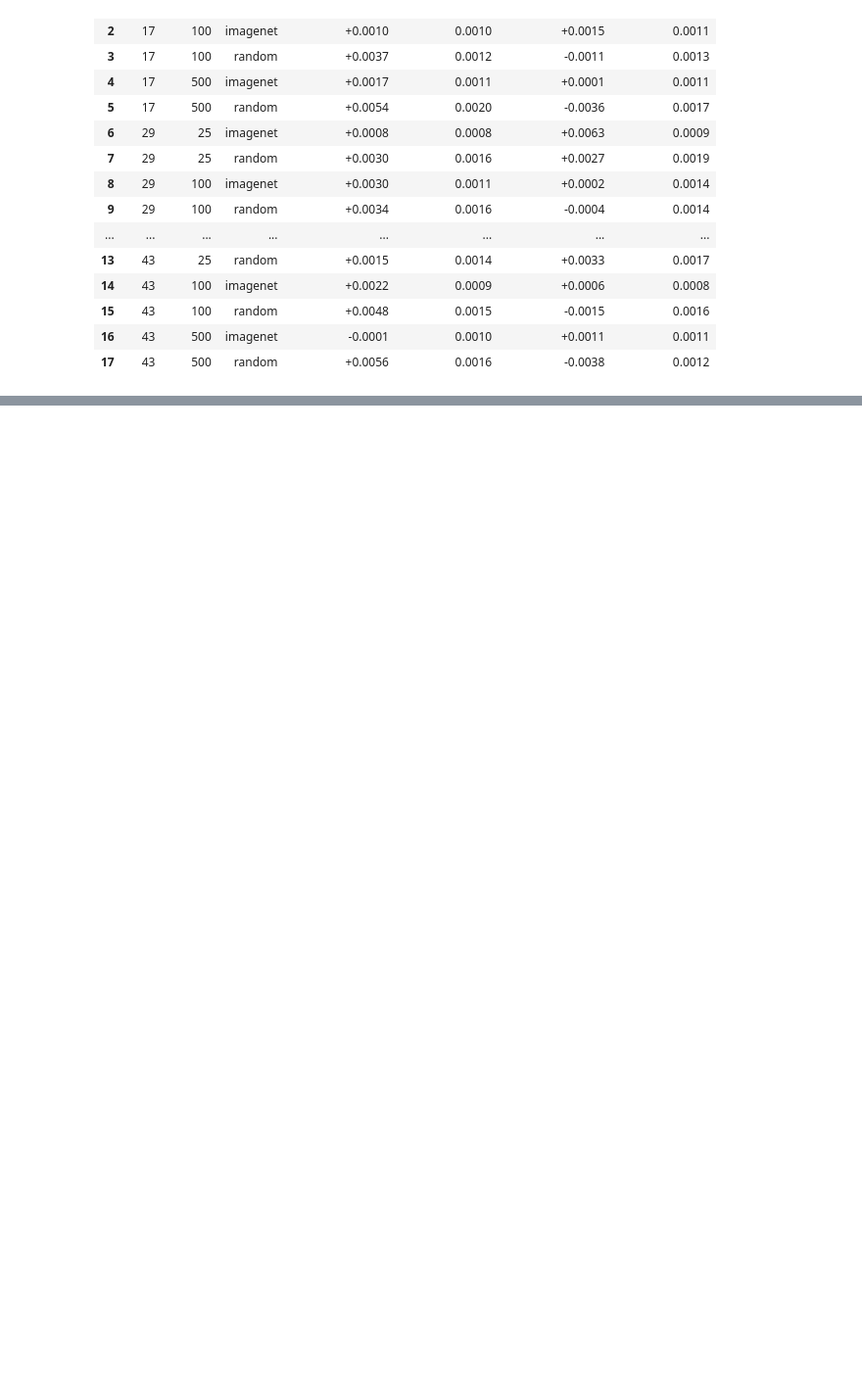
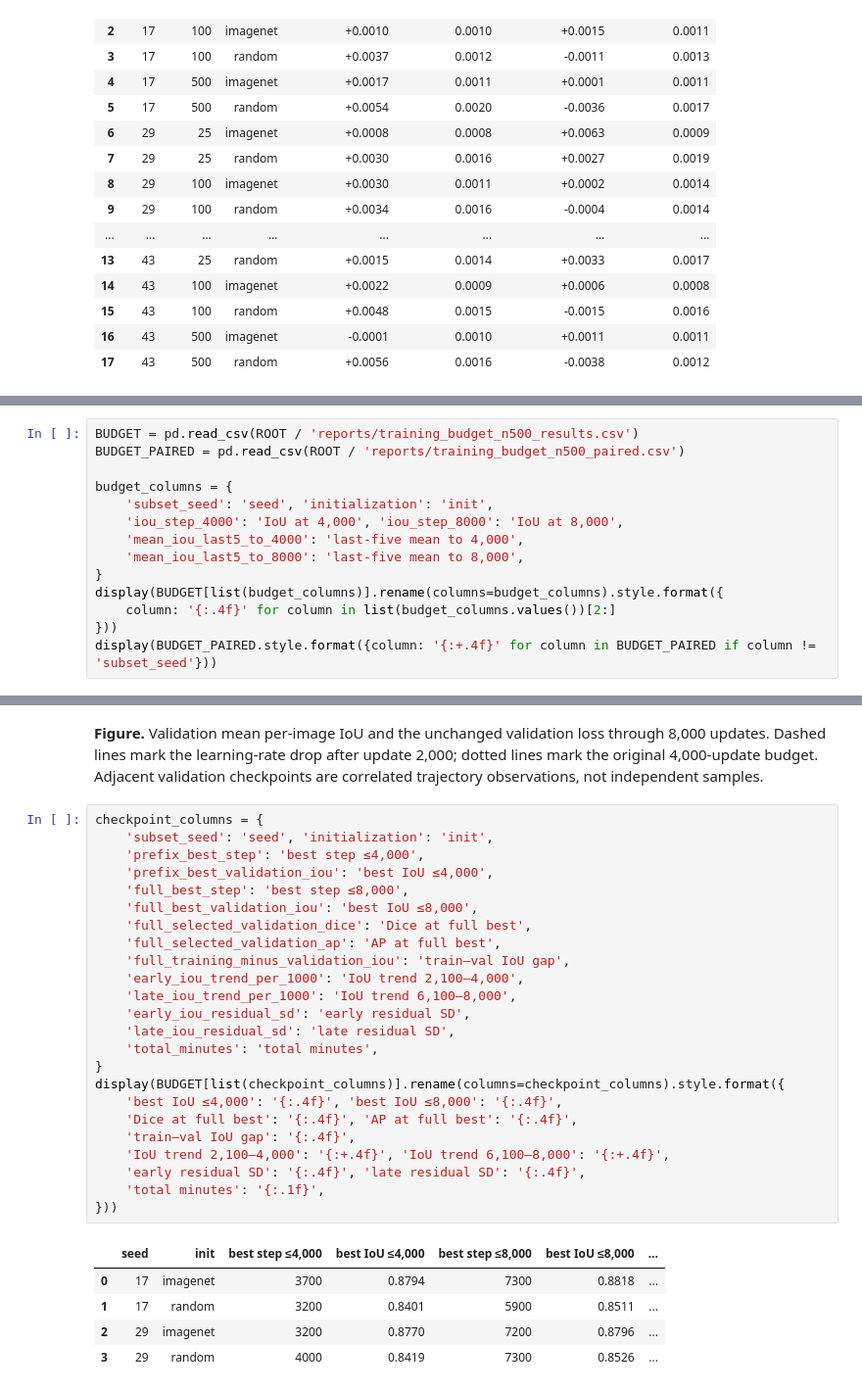
Before and after one commit to manuelmiddendorf/data-efficient-roof-segmentation, a Jupyter notebook: notebooks/04_data_efficiency.ipynb, the cells around one changed output, grey strips where cells are left out. Shown at 98% size. Cells and saved outputs as stored; diff of their text form; blank space fills up the shorter version.

```diff
--- a/notebooks/04_data_efficiency.ipynb
+++ b/notebooks/04_data_efficiency.ipynb
@@ -256,0 +263,14 @@ display(RESULTS[list(late_columns)].rename(columns=late_columns).style.format({
+# %%
+BUDGET = pd.read_csv(ROOT / 'reports/training_budget_n500_results.csv')
+BUDGET_PAIRED = pd.read_csv(ROOT / 'reports/training_budget_n500_paired.csv')
+
+budget_columns = {
+    'subset_seed': 'seed', 'initialization': 'init',
+    'iou_step_4000': 'IoU at 4,000', 'iou_step_8000': 'IoU at 8,000',
+    'mean_iou_last5_to_4000': 'last-five mean to 4,000',
+    'mean_iou_last5_to_8000': 'last-five mean to 8,000',
+}
+display(BUDGET[list(budget_columns)].rename(columns=budget_columns).style.format({
+    column: '{:.4f}' for column in list(budget_columns.values())[2:]
+}))
+display(BUDGET_PAIRED.style.format({column: '{:+.4f}' for column in BUDGET_PAIRED if column != 'subset_seed'}))
@@ -256,0 +294,32 @@ display(RESULTS[list(late_columns)].rename(columns=late_columns).style.format({
+# %% [markdown]
+**Figure.** Validation mean per-image IoU and the unchanged validation loss through 8,000 updates. Dashed lines mark the learning-rate drop after update 2,000; dotted lines mark the original 4,000-update budget. Adjacent validation checkpoints are correlated trajectory observations, not independent samples.
+# %%
+checkpoint_columns = {
+    'subset_seed': 'seed', 'initialization': 'init',
+    'prefix_best_step': 'best step ≤4,000',
+    'prefix_best_validation_iou': 'best IoU ≤4,000',
+    'full_best_step': 'best step ≤8,000',
+    'full_best_validation_iou': 'best IoU ≤8,000',
+    'full_selected_validation_dice': 'Dice at full best',
+    'full_selected_validation_ap': 'AP at full best',
+    'full_training_minus_validation_iou': 'train–val IoU gap',
+    'early_iou_trend_per_1000': 'IoU trend 2,100–4,000',
+    'late_iou_trend_per_1000': 'IoU trend 6,100–8,000',
+    'early_iou_residual_sd': 'early residual SD',
+    'late_iou_residual_sd': 'late residual SD',
+    'total_minutes': 'total minutes',
+}
+display(BUDGET[list(checkpoint_columns)].rename(columns=checkpoint_columns).style.format({
+    'best IoU ≤4,000': '{:.4f}', 'best IoU ≤8,000': '{:.4f}',
+    'Dice at full best': '{:.4f}', 'AP at full best': '{:.4f}',
+    'train–val IoU gap': '{:.4f}',
+    'IoU trend 2,100–4,000': '{:+.4f}', 'IoU trend 6,100–8,000': '{:+.4f}',
+    'early residual SD': '{:.4f}', 'late residual SD': '{:.4f}',
+    'total minutes': '{:.1f}',
+}))
+# %% [output]
+|  | seed | init | best step ≤4,000 | best IoU ≤4,000 | best step ≤8,000 | best IoU ≤8,000 | ... |
+| 0 | 17 | imagenet | 3700 | 0.8794 | 7300 | 0.8818 | ... |
+| 1 | 17 | random | 3200 | 0.8401 | 5900 | 0.8511 | ... |
+| 2 | 29 | imagenet | 3200 | 0.8770 | 7200 | 0.8796 | ... |
+| 3 | 29 | random | 4000 | 0.8419 | 7300 | 0.8526 | ... |
```
Also changed, not shown: parts of 6 cells of this notebook, 9 other files.
